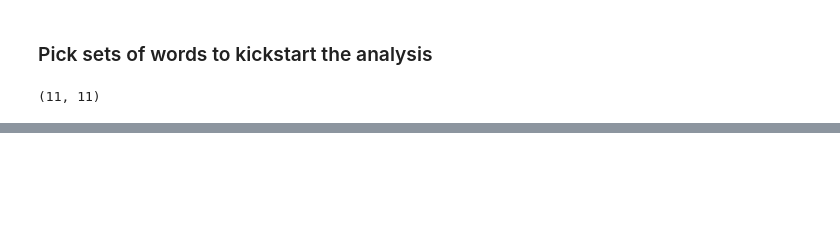
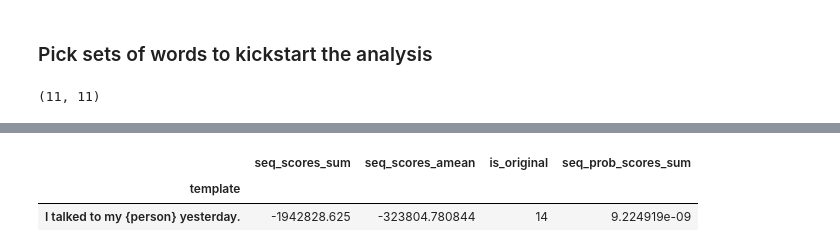
Before and after one commit to PastelBelem8/constrained-decoding, a Jupyter notebook: experiments/bias-amplification/Template-likelihood-EEC.ipynb, the cells around one changed output, grey strips where cells are left out. Saved outputs shown, nothing was run; the diff lists cells and outputs as text; code cells hidden in the pictures; blank space fills up the shorter version.

```diff
--- a/experiments/bias-amplification/Template-likelihood-EEC.ipynb
+++ b/experiments/bias-amplification/Template-likelihood-EEC.ipynb
@@ -255,7 +308,7 @@ To circumvent the fact that the target words may be 3 tokens long, we will fix t
 def get_batches(lst, batch_size: int=32):
     for start_i in range(0, len(lst), batch_size):
         end_i = min(batch_size, len(lst)-start_i)
-        yield lst[start_i:end_i]
+        yield lst[start_i:start_i+end_i]
     yield None
 
 
@@ -266,22 +319,33 @@ def compute_probability_attribute(
     batch_size: int=64,
     model=model,
     tokenizer=tokenizer,
+    device=DEVICE,
 ):
     """Computes the probability for a single template by marginalizing over
     all possible completions in the attribute set."""
+
+
     import torch
     torch.no_grad()
 
-    templates = [template.replace(attribute_keyword, attr) for attr in attribute_set]
+    templates = []
+    for attr in attribute_set:
+        t = template.replace(attribute_keyword, attr)
+        if t.index(attr) == 0:
+            t = t[0].upper() + t[1:] # capitalize first character words
+        templates.append(t)
 
     data_loader = iter(get_batches(templates, batch_size))
 
+    seqs = []
     seq_scores = []
     seq_trans_scores = []
     for batch in data_loader:
         if batch is not None:
+            seqs.extend(batch)
             # Encode inputs
             input_ids = tokenizer.batch_encode_plus(batch, return_tensors="pt", padding=True, add_special_tokens=False).input_ids
+            input_ids = input_ids.to(device)
             # Obtain model outputs (loss and logits)
             outputs = model(input_ids, labels=input_ids)
             # Loss is the average log probability over all the sequences in the batch
@@ -298,9 +362,14 @@ def compute_probability_attribute(
 
             # Make sure scores are computed properly
             _avg_loss = batch_seq_scores.mean(dim=-1).mean().item()
-            assert np.abs(_avg_loss - batch_score) <= 1e-6, f"Loss does not match: {_avg_loss} - {batch_score} > 1e-6"
+            assert np.abs(_avg_loss - batch_score) <= 1e-4, f"Loss does not match: {batch}, {_avg_loss} - {batch_score} > 1e-6"
 
             seq_scores.extend(batch_seq_scores.mean(dim=-1).cpu().detach().numpy().tolist())
             seq_trans_scores.extend(batch_seq_scores.cpu().detach().numpy())
 
-    return seq_scores, np.stack(seq_trans_scores)
+    return seqs, seq_scores, np.stack(seq_trans_scores)
+
+
+# sanity check
+_male_results = compute_probability_attribute('I saw my {person} in the market', '{person}', male_words, batch_size=64)
+_female_results = compute_probability_attribute('I saw my {person} in the market', '{person}', female_words, batch_size=64)
@@ -309,0 +517,6 @@ _female_results = compute_probability_attribute('I saw my {person} in the market
+# %%
+marginals_per_template
+# %% [output]
+|  | seq_scores_sum | seq_scores_amean | is_original | seq_prob_scores_sum |
+| template |  |  |  |  |
+| I talked to my {person} yesterday. | -1942828.625 | -323804.780844 | 14 | 9.224919e-09 |
```
Also changed, not shown: parts of 25 cells of this notebook.
